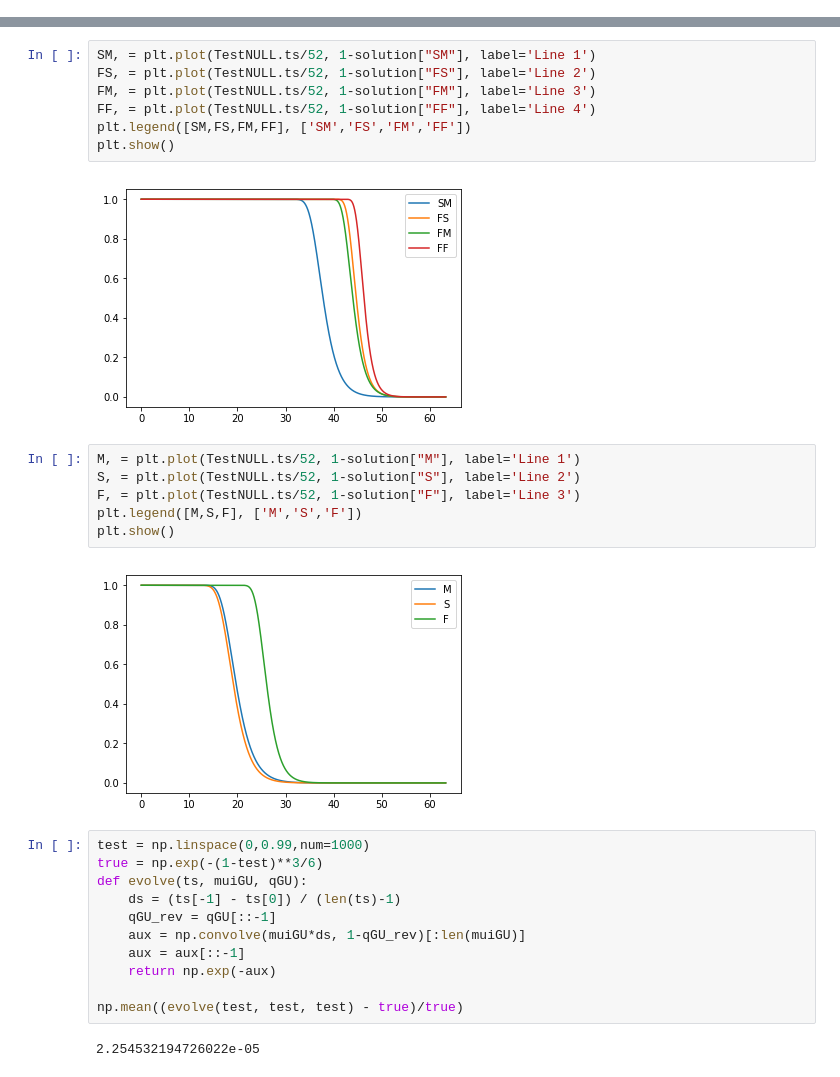
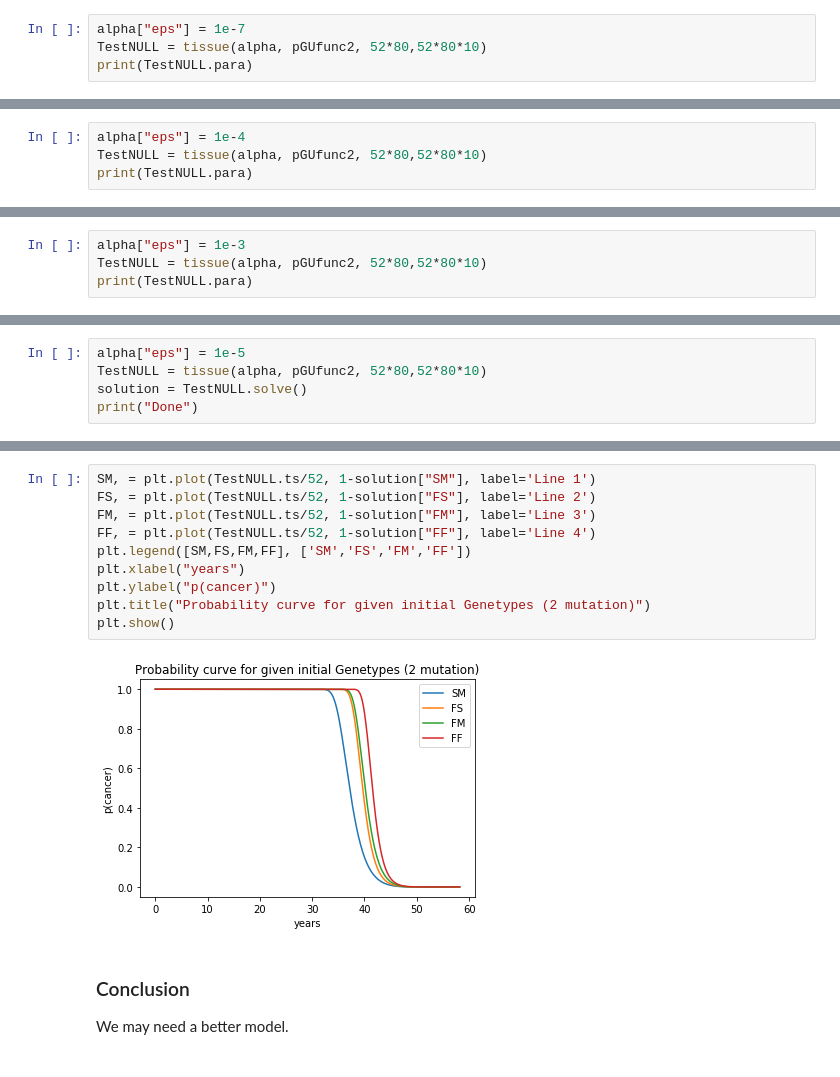
Before and after one commit to bhtang127/cancer, a Jupyter notebook: test_simulate/theoretical.ipynb, the cells around one changed output, grey strips where cells are left out. Cells and saved outputs as stored; diff of their text form.

```diff
--- a/test_simulate/theoretical.ipynb
+++ b/test_simulate/theoretical.ipynb
@@ -235,0 +52,4 @@ array([0.55391237, 0.5536928 , 0.55347325, ..., 0.        , 0.        ,
+# %%
+alpha["eps"] = 1e-7
+TestNULL = tissue(alpha, pGUfunc2, 52*80,52*80*10)
+print(TestNULL.para)
@@ -235,0 +62,4 @@ array([0.55391237, 0.5536928 , 0.55347325, ..., 0.        , 0.        ,
+# %%
+alpha["eps"] = 1e-4
+TestNULL = tissue(alpha, pGUfunc2, 52*80,52*80*10)
+print(TestNULL.para)
@@ -235,0 +72,4 @@ array([0.55391237, 0.5536928 , 0.55347325, ..., 0.        , 0.        ,
+# %%
+alpha["eps"] = 1e-3
+TestNULL = tissue(alpha, pGUfunc2, 52*80,52*80*10)
+print(TestNULL.para)
@@ -235,0 +88,5 @@ array([0.55391237, 0.5536928 , 0.55347325, ..., 0.        , 0.        ,
+# %%
+alpha["eps"] = 1e-5
+TestNULL = tissue(alpha, pGUfunc2, 52*80,52*80*10)
+solution = TestNULL.solve()
+print("Done")
@@ -241,30 +120,16 @@ plt.show()
 # %%
 SM, = plt.plot(TestNULL.ts/52, 1-solution["SM"], label='Line 1')
 FS, = plt.plot(TestNULL.ts/52, 1-solution["FS"], label='Line 2')
 FM, = plt.plot(TestNULL.ts/52, 1-solution["FM"], label='Line 3')
 FF, = plt.plot(TestNULL.ts/52, 1-solution["FF"], label='Line 4')
 plt.legend([SM,FS,FM,FF], ['SM','FS','FM','FF'])
+plt.xlabel("years")
+plt.ylabel("p(cancer)")
+plt.title("Probability curve for given initial Genetypes (2 mutation)")
 plt.show()
 # %% [output]
-[figure, old version]
+[figure, new version]
-# %%
-M, = plt.plot(TestNULL.ts/52, 1-solution["M"], label='Line 1')
-S, = plt.plot(TestNULL.ts/52, 1-solution["S"], label='Line 2')
-F, = plt.plot(TestNULL.ts/52, 1-solution["F"], label='Line 3')
-plt.legend([M,S,F], ['M','S','F'])
-plt.show()
-# %% [output]
-[figure, removed]
-# %%
-test = np.linspace(0,0.99,num=1000)
-true = np.exp(-(1-test)**3/6)
-def evolve(ts, muiGU, qGU):
-    ds = (ts[-1] - ts[0]) / (len(ts)-1)
-    qGU_rev = qGU[::-1]
-    aux = np.convolve(muiGU*ds, 1-qGU_rev)[:len(muiGU)]
-    aux = aux[::-1]
-    return np.exp(-aux)
-
-np.mean((evolve(test, test, test) - true)/true)
-# %% [output]
-2.254532194726022e-05
+# %% [markdown]
+### Conclusion
+
+We may need a better model.
```
Also changed, not shown: parts of 16 cells of this notebook, 5 other files.
